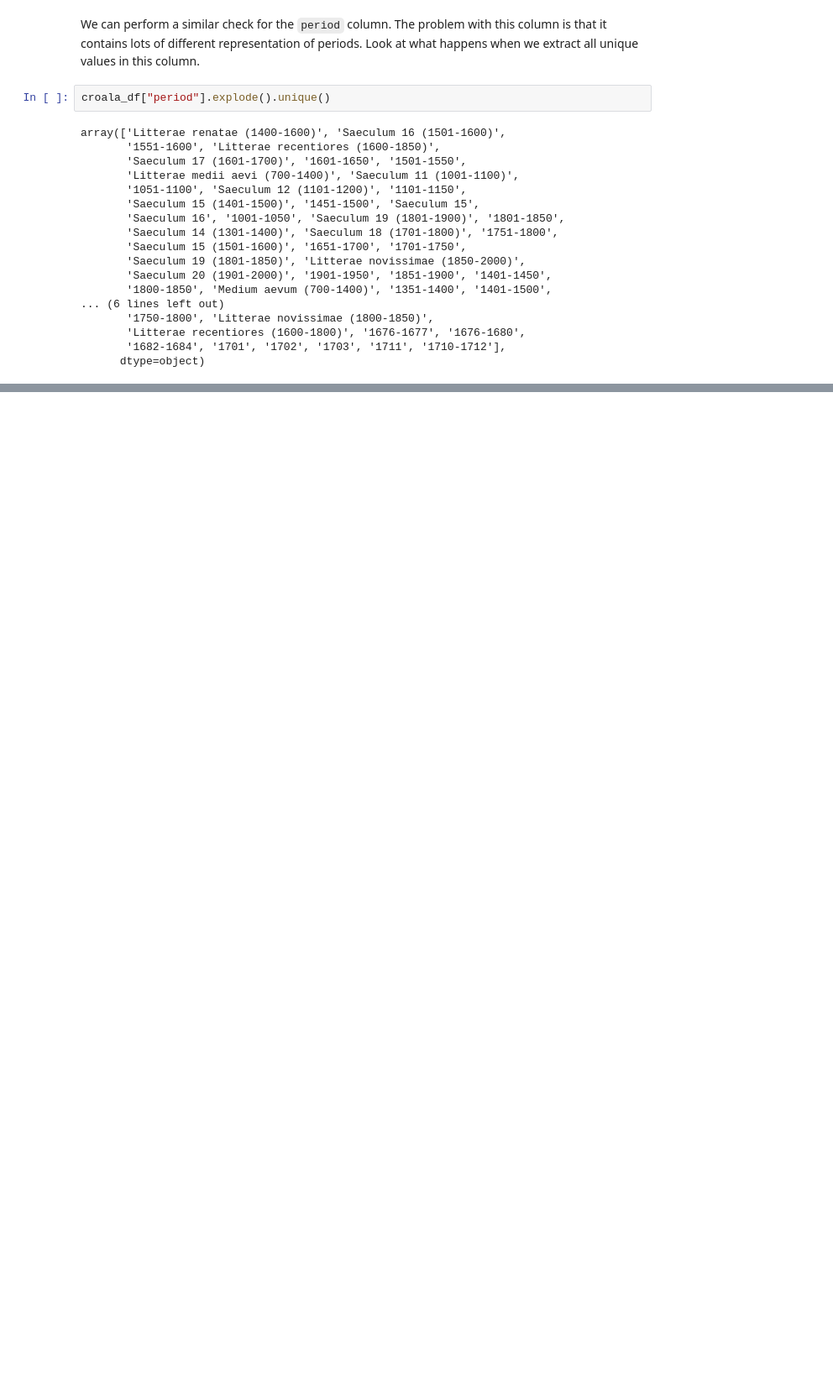
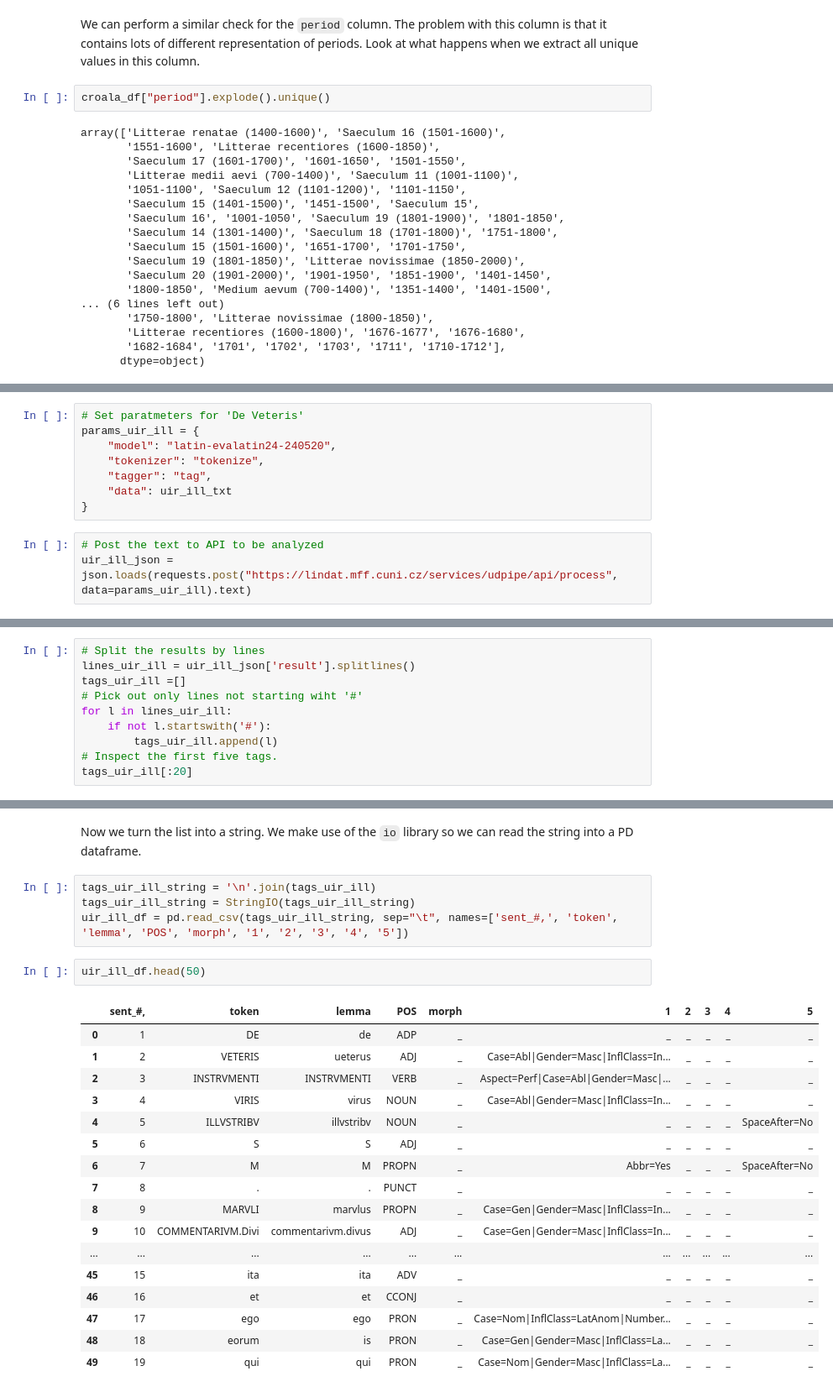
Before and after one commit to petar-soldo/croala-marulic, a Jupyter notebook: croala-marulus.ipynb, the cells around one changed output, grey strips where cells are left out. Shown at 84% size. Saved outputs shown, nothing was run; the diff lists cells and outputs as text; blank space fills up the shorter version.

```diff
--- a/croala-marulus.ipynb
+++ b/croala-marulus.ipynb
@@ -660,0 +819,11 @@ Axes(0.125,0.11;0.775x0.77)
+# %%
+# Set paratmeters for 'De Veteris'
+params_uir_ill = {
+    "model": "latin-evalatin24-240520",
+    "tokenizer": "tokenize",
+    "tagger": "tag",
+    "data": uir_ill_txt
+}
+# %%
+# Post the text to API to be analyzed
+uir_ill_json = json.loads(requests.post("https://lindat.mff.cuni.cz/services/udpipe/api/process", data=params_uir_ill).text)
@@ -660,0 +843,10 @@ Axes(0.125,0.11;0.775x0.77)
+# %%
+# Split the results by lines
+lines_uir_ill = uir_ill_json['result'].splitlines()
+tags_uir_ill =[]
+# Pick out only lines not starting wiht '#'
+for l in lines_uir_ill:
+    if not l.startswith('#'):
+        tags_uir_ill.append(l)
+# Inspect the first five tags.
+tags_uir_ill[:20]
@@ -660,0 +874,26 @@ Axes(0.125,0.11;0.775x0.77)
+# %% [markdown]
+Now we turn the list into a string. We make use of the `io` library so we can read the string into a PD dataframe.
+# %%
+tags_uir_ill_string = '\n'.join(tags_uir_ill)
+tags_uir_ill_string = StringIO(tags_uir_ill_string)
+uir_ill_df = pd.read_csv(tags_uir_ill_string, sep="\t", names=['sent_#,', 'token', 'lemma', 'POS', 'morph', '1', '2', '3', '4', '5'])
+# %%
+uir_ill_df.head(50)
+# %% [output]
+|  | sent_#, | token | lemma | POS | morph | 1 | 2 | 3 | 4 | 5 |
+| 0 | 1 | DE | de | ADP | _ | _ | _ | _ | _ | _ |
+| 1 | 2 | VETERIS | ueterus | ADJ | _ | Case=Abl|Gender=Masc|InflClass=In... | _ | _ | _ | _ |
+| 2 | 3 | INSTRVMENTI | INSTRVMENTI | VERB | _ | Aspect=Perf|Case=Abl|Gender=Masc|... | _ | _ | _ | _ |
+| 3 | 4 | VIRIS | virus | NOUN | _ | Case=Abl|Gender=Masc|InflClass=In... | _ | _ | _ | _ |
+| 4 | 5 | ILLVSTRIBV | illvstribv | NOUN | _ | _ | _ | _ | _ | SpaceAfter=No |
+| 5 | 6 | S | S | ADJ | _ | _ | _ | _ | _ | _ |
+| 6 | 7 | M | M | PROPN | _ | Abbr=Yes | _ | _ | _ | SpaceAfter=No |
+| 7 | 8 | . | . | PUNCT | _ | _ | _ | _ | _ | _ |
+| 8 | 9 | MARVLI | marvlus | PROPN | _ | Case=Gen|Gender=Masc|InflClass=In... | _ | _ | _ | _ |
+| 9 | 10 | COMMENTARIVM.Divi | commentarivm.divus | ADJ | _ | Case=Gen|Gender=Masc|InflClass=In... | _ | _ | _ | _ |
+| ... | ... | ... | ... | ... | ... | ... | ... | ... | ... | ... |
+| 45 | 15 | ita | ita | ADV | _ | _ | _ | _ | _ | _ |
+| 46 | 16 | et | et | CCONJ | _ | _ | _ | _ | _ | _ |
+| 47 | 17 | ego | ego | PRON | _ | Case=Nom|InflClass=LatAnom|Number... | _ | _ | _ | _ |
+| 48 | 18 | eorum | is | PRON | _ | Case=Gen|Gender=Masc|InflClass=La... | _ | _ | _ | _ |
+| 49 | 19 | qui | qui | PRON | _ | Case=Nom|Gender=Masc|InflClass=La... | _ | _ | _ | _ |
```
Also changed, not shown: parts of 43 cells of this notebook.
